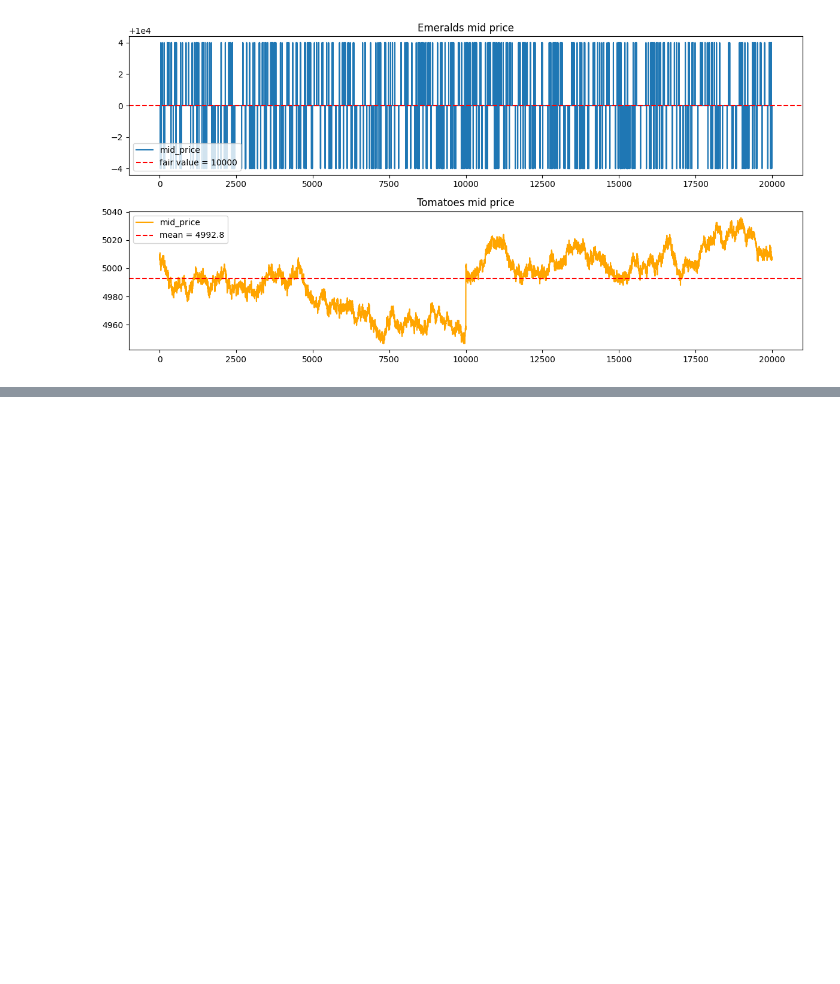
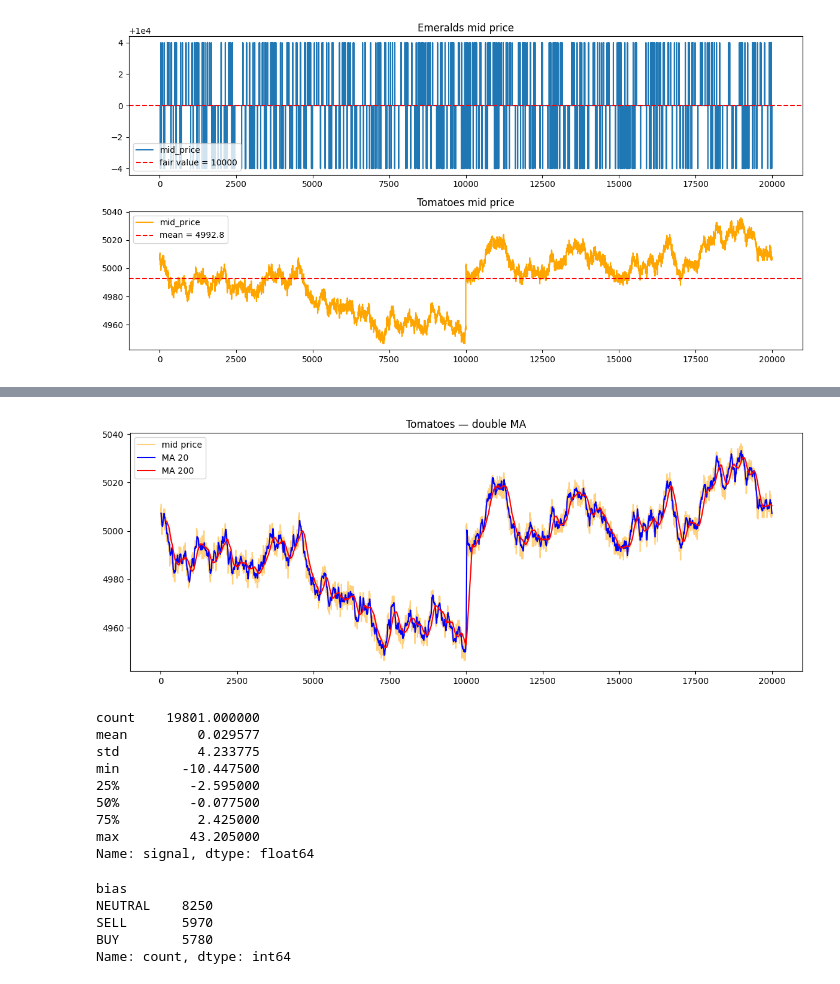
Before and after one commit to Paul-Arnaud-Battandier/IMC-Prosperity-4, a Jupyter notebook: tutorial_round/exploration.ipynb, the cells around one changed output, grey strips where cells are left out. Drawn from its saved outputs; the diff is of its cells as text; code cells hidden in the pictures; blank space fills up the shorter version.

```diff
--- a/tutorial_round/exploration.ipynb
+++ b/tutorial_round/exploration.ipynb
@@ -52,0 +84,40 @@ Name: mid_price, dtype: float64
+# %%
+tomatoes = df[df["product"] == "TOMATOES"].copy().reset_index(drop=True)
+tomatoes["ma_short"] = tomatoes["mid_price"].rolling(20).mean()
+tomatoes["ma_long"]  = tomatoes["mid_price"].rolling(200).mean()
+
+plt.figure(figsize=(14, 5))
+plt.plot(tomatoes["mid_price"], label="mid price", alpha=0.5, color="orange")
+plt.plot(tomatoes["ma_short"],  label="MA 20",     color="blue")
+plt.plot(tomatoes["ma_long"],   label="MA 200",    color="red")
+plt.legend()
+plt.title("Tomatoes — double MA")
+plt.show()
+
+# Signal de tendance
+tomatoes["signal"] = tomatoes["ma_short"] - tomatoes["ma_long"]
+print(tomatoes["signal"].describe())
+# %% [output]
+[figure, added]
+count    19801.000000
+mean         0.029577
+std          4.233775
+min        -10.447500
+25%         -2.595000
+50%         -0.077500
+75%          2.425000
+max         43.205000
+Name: signal, dtype: float64
+# %%
+# Visualiser quand le signal est positif vs négatif
+tomatoes["signal"] = tomatoes["ma_short"] - tomatoes["ma_long"]
+tomatoes["bias"] = tomatoes["signal"].apply(
+    lambda x: "BUY" if x > 2 else ("SELL" if x < -2 else "NEUTRAL")
+)
+print(tomatoes["bias"].value_counts())
+# %% [output]
+bias
+NEUTRAL    8250
+SELL       5970
+BUY        5780
+Name: count, dtype: int64
```
Also changed, not shown: parts of 1 cell of this notebook, 1 other file.
